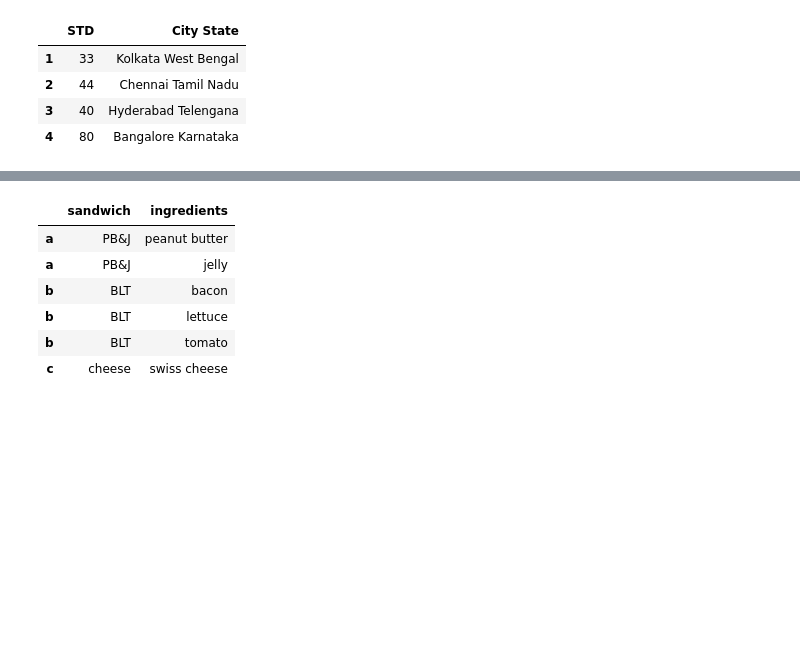
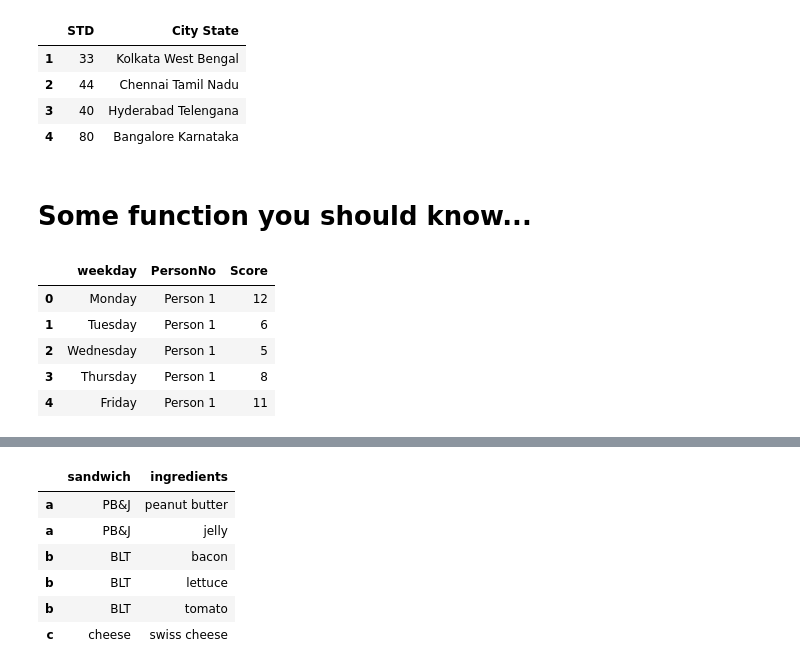
Before and after one commit to YLTsai0609/pandas_101, a Jupyter notebook: Solution.ipynb, the cells around one changed output, grey strips where cells are left out. Cells and saved outputs as stored; diff of their text form; code cells hidden in the pictures; blank space fills up the shorter version.

```diff
--- a/notebook.ipynb
+++ b/Solution.ipynb
@@ -1569,3 +1572,36 @@ df_out
 | 2 | 44 | Chennai Tamil Nadu |
 | 3 | 40 | Hyderabad Telengana |
 | 4 | 80 | Bangalore Karnataka |
+# %% [markdown]
+# Some function you should know...
+# %%
+# pd.DataFrame.melt
+# Person 1, 2, 3 週一至週日的某數值
+# make the dataframe display with -> columns:['weekday','PersonNo','Score']
+data = {'weekday': ["Monday", "Tuesday", "Wednesday",
+         "Thursday", "Friday", "Saturday", "Sunday"],
+        'Person 1': [12, 6, 5, 8, 11, 6, 4],
+        'Person 2': [10, 6, 11, 5, 8, 9, 12],
+        'Person 3': [8, 5, 7, 3, 7, 11, 15]}
+df = pd.DataFrame(data, columns=['weekday',
+        'Person 1', 'Person 2', 'Person 3'])
+
+df_result = df.melt(id_vars=['weekday'],
+                    value_vars=['Person 1','Person 2','Person 3'],
+                    var_name='PersonNo',value_name='Score'
+                    )
+df_result.head()
+
+# when to use
+# 畫圖時經常會需要先melt, 當需要的欄位不在dataframe的值中而是在columns上或是index上時(pivot-table)
+# 從 pivot-table 轉回tidy datframe (unpivot)
+
+# ref
+# https://deparkes.co.uk/2016/10/28/reshape-pandas-data-with-melt/
+# %% [output]
+|  | weekday | PersonNo | Score |
+| 0 | Monday | Person 1 | 12 |
+| 1 | Tuesday | Person 1 | 6 |
+| 2 | Wednesday | Person 1 | 5 |
+| 3 | Thursday | Person 1 | 8 |
+| 4 | Friday | Person 1 | 11 |
```
Also changed, not shown: parts of 39 cells of this notebook, 1 other file.
